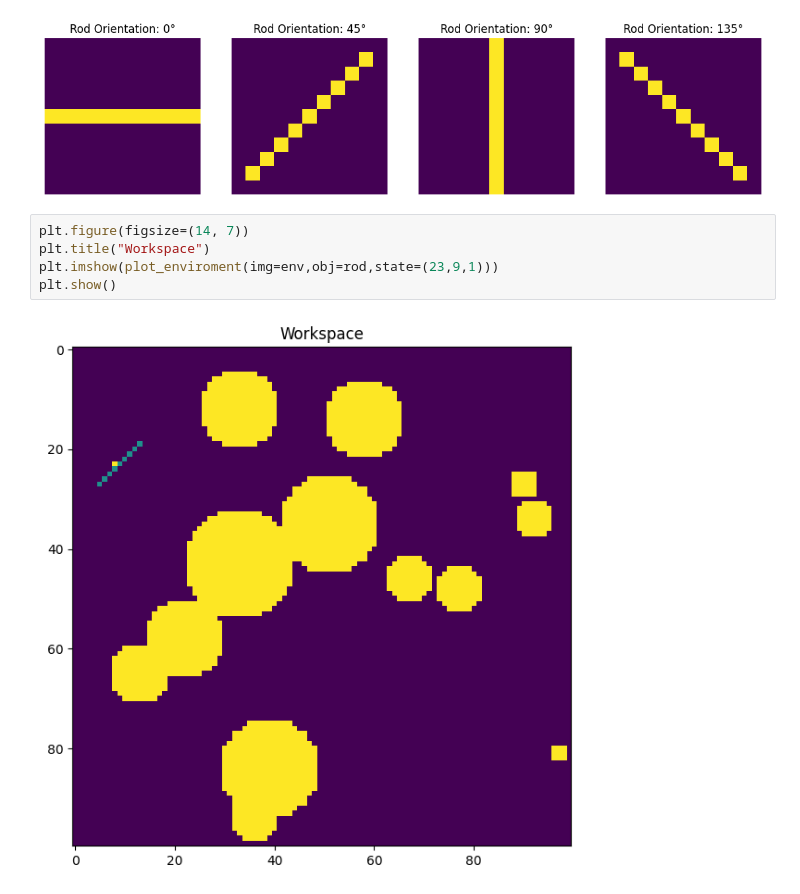
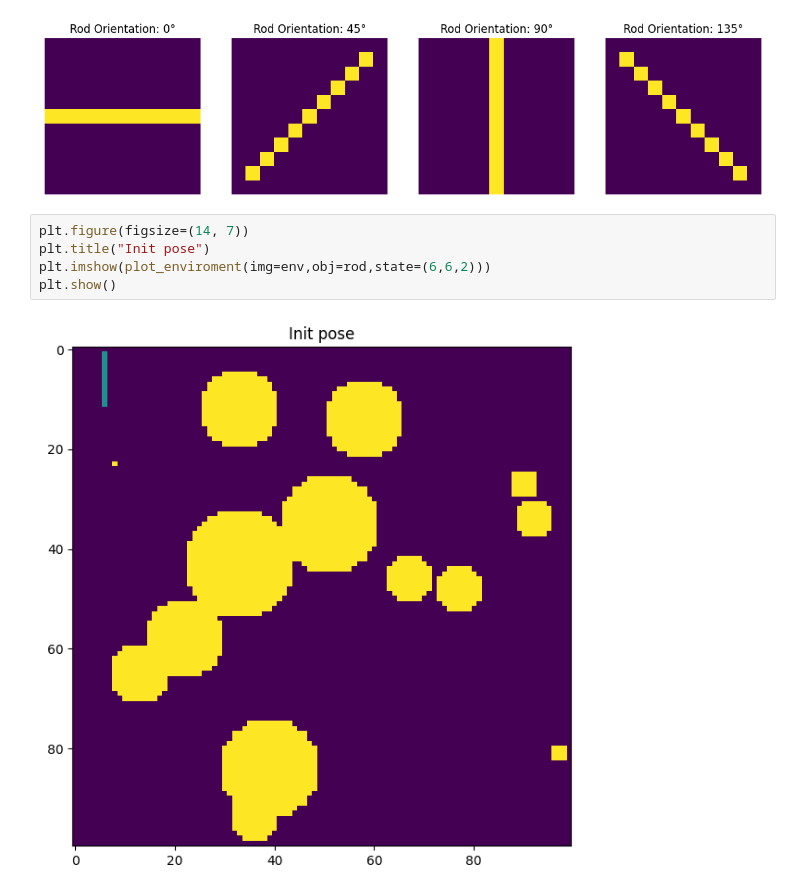
Before and after one commit to HerMak56/planning_2024, a Jupyter notebook: ps1/ps1.ipynb, the cells around one changed output. Saved outputs shown, nothing was run; the diff lists cells and outputs as text.

```diff
--- a/ps1/ps1.ipynb
+++ b/ps1/ps1.ipynb
@@ -25,8 +27,8 @@ plt.show()
 [figure]
 # %%
 plt.figure(figsize=(14, 7))
-plt.title("Workspace")
-plt.imshow(plot_enviroment(img=env,obj=rod,state=(23,9,1)))
+plt.title("Init pose")
+plt.imshow(plot_enviroment(img=env,obj=rod,state=(6,6,2)))
 plt.show()
 # %% [output]
-[figure, old version]
+[figure, new version]
```
Also changed, not shown: parts of 6 cells of this notebook, 3 other files.
